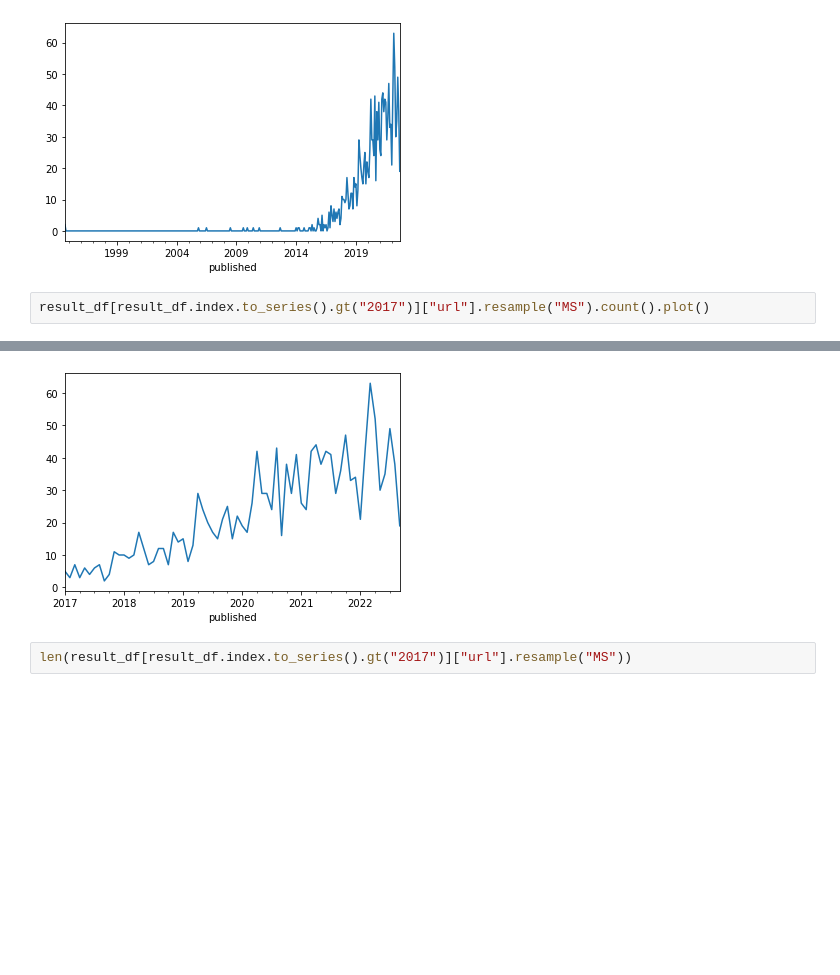
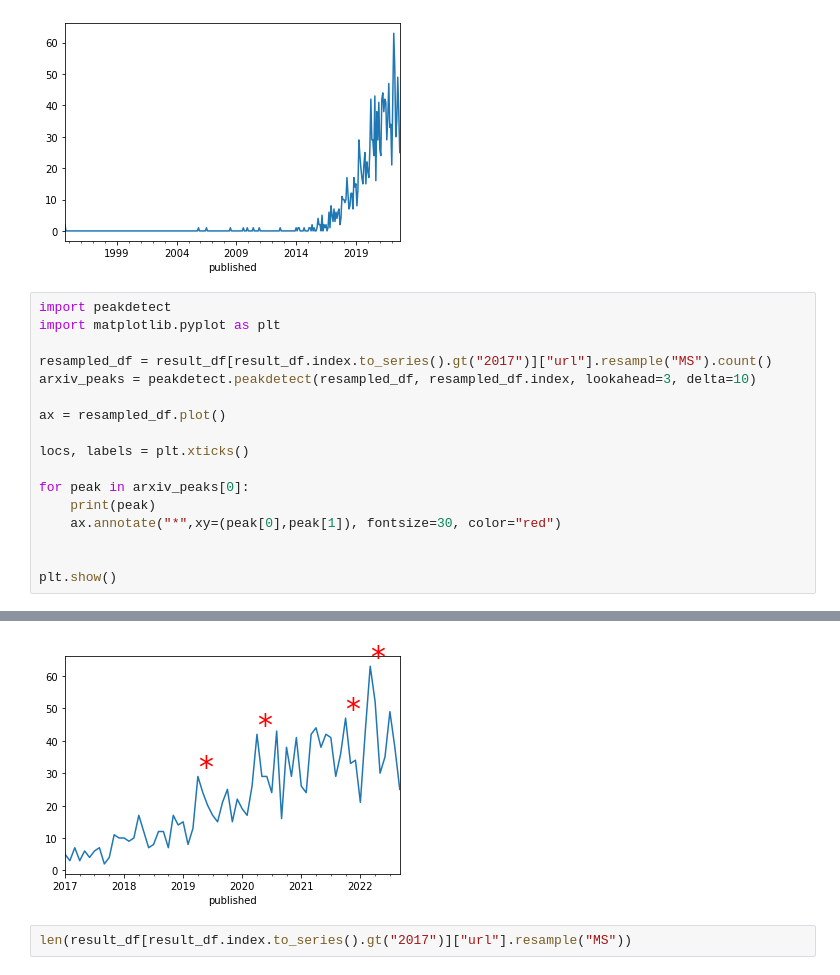
Before and after one commit to solalatus/deepfake_popularity, a Jupyter notebook: arxiv_analyzer.ipynb, the cells around one changed output, grey strips where cells are left out. Saved outputs shown, nothing was run; the diff lists cells and outputs as text; blank space fills up the shorter version.

Commit message:
work on takeaways as well as on arxiv and github visualization

```diff
--- a/arxiv_analyzer.ipynb
+++ b/arxiv_analyzer.ipynb
@@ -93,5 +93,20 @@ result_df["url"].resample("MS").count().plot()
 <AxesSubplot:xlabel='published'>
 [figure]
 # %%
-result_df[result_df.index.to_series().gt("2017")]["url"].resample("MS").count().plot()
+import peakdetect
+import matplotlib.pyplot as plt
+
+resampled_df = result_df[result_df.index.to_series().gt("2017")]["url"].resample("MS").count()
+arxiv_peaks = peakdetect.peakdetect(resampled_df, resampled_df.index, lookahead=3, delta=10)
+
+ax = resampled_df.plot()
+
+locs, labels = plt.xticks()
+
+for peak in arxiv_peaks[0]:
+    print(peak)
+    ax.annotate("*",xy=(peak[0],peak[1]), fontsize=30, color="red")
+
+
+plt.show()
 # %% [output]
@@ -99,4 +117,4 @@ result_df[result_df.index.to_series().gt("2017")]["url"].resample("MS").count().
-[figure, old version]
+[figure, new version]
 # %%
 len(result_df[result_df.index.to_series().gt("2017")]["url"].resample("MS"))
 # %% [output]
```
Also changed, not shown: parts of 5 cells of this notebook, 2 other files.
